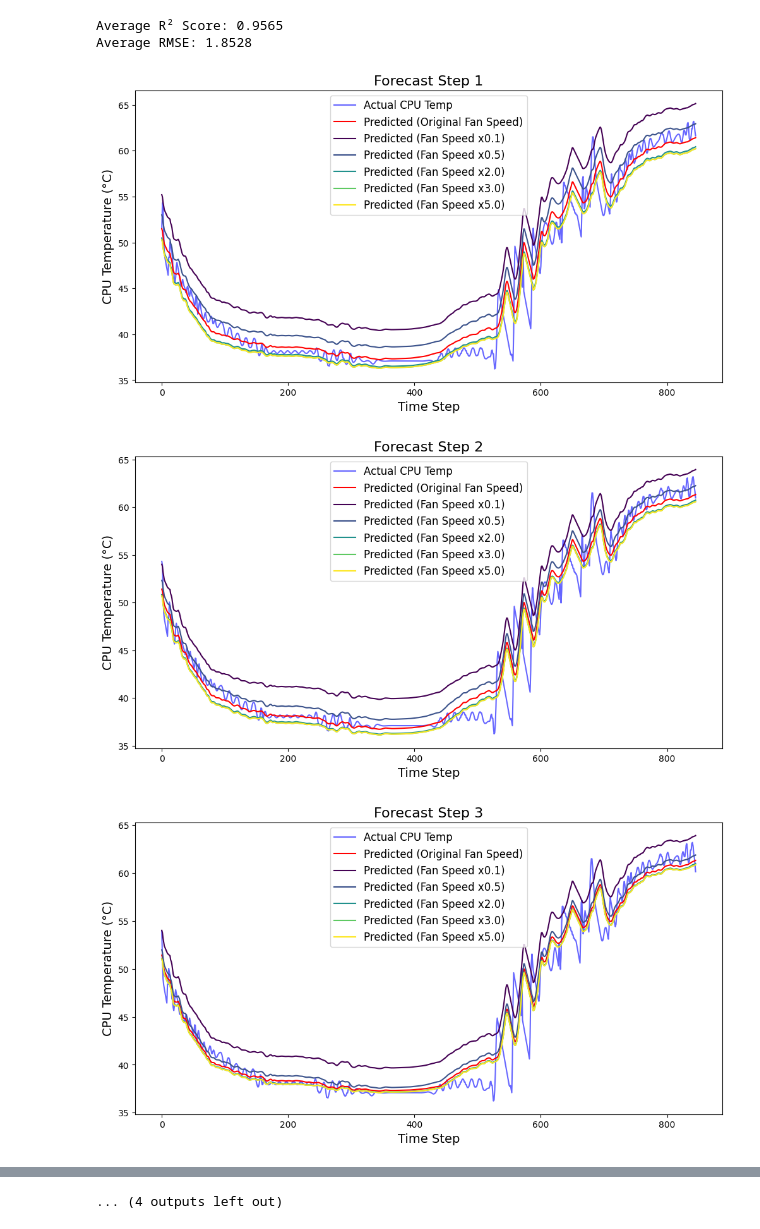
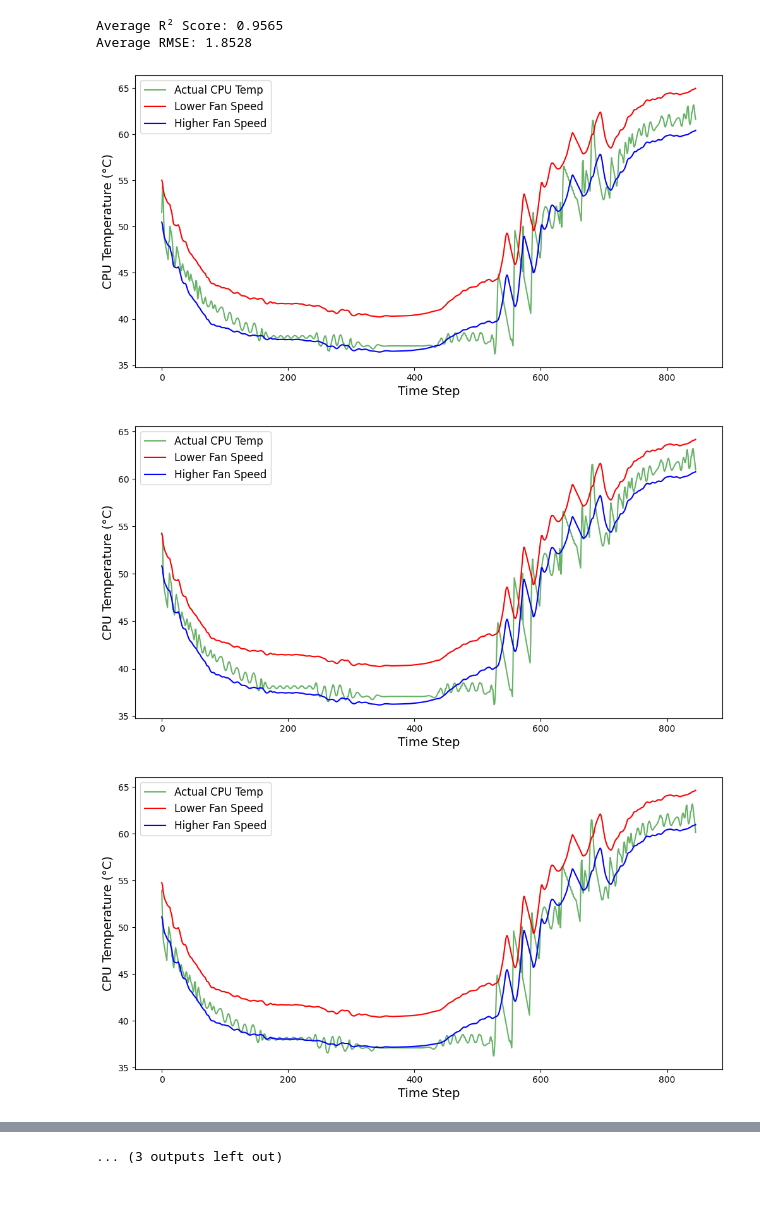
Before and after one commit to Prithiviraj7R/data-center-modeling, a Jupyter notebook: changes_model/demo_day2.ipynb, the cells around one changed output, grey strips where cells are left out. Drawn from its saved outputs; the diff is of its cells as text; code cells hidden in the pictures; blank space fills up the shorter version.

```diff
--- a/changes_model/demo_day2.ipynb
+++ b/changes_model/demo_day2.ipynb
@@ -508,26 +508,30 @@ def demo_modified_fan_loop(model, test_loader, scaler, k_step, modified_fan_spee
 
 def plot_forecasts_loop(actual_predictions, modified_predictions_dict, actuals, k_step, modified_fan_speeds):
     colors = plt.cm.viridis(np.linspace(0, 1, len(modified_fan_speeds)))
+    colors = ["red", "blue"]
+    labels = ["Lower Fan Speed", "Higher Fan Speed"]
 
     for i in range(k_step):
         plt.figure(figsize=(12, 6))
-        plt.plot(actuals[:, i], label=f'Actual CPU Temp', color='blue', alpha=0.6)
-        plt.plot(actual_predictions[:, i], label=f'Predicted (Original Fan Speed)', color='red')
+        plt.plot(actuals[:, i], label=f'Actual CPU Temp', color='green', alpha=0.6)
+        # plt.plot(actual_predictions[:, i], label=f'Predicted (Original Fan Speed)', color='red')
 
+        j = 0
         for scale, color in zip(modified_fan_speeds, colors):
-            plt.plot(modified_predictions_dict[scale][:, i], label=f'Predicted (Fan Speed x{scale})', color=color)
+            plt.plot(modified_predictions_dict[scale][:, i], label=labels[j], color=color)
+            j += 1
 
         plt.xlabel('Time Step', fontsize=14)
         plt.ylabel('CPU Temperature (°C)', fontsize=14)
-        plt.title(f'Forecast Step {i+1}', fontsize=16)
+        # plt.title(f'Forecast Step {i+1}', fontsize=16)
         plt.legend(fontsize=12)
         plt.show()
 # %%
-modified_fan_speeds = [0.1, 0.5, 2.0, 3.0, 5.0]
+modified_fan_speeds = [0.05, 2.0]
 
 actual_preds_dict, modified_preds_dict, actuals = demo_modified_fan_loop(model, test_loader, scalers["cpu_temp"], k_step, modified_fan_speeds)
 plot_forecasts_loop(actual_preds_dict, modified_preds_dict, actuals, k_step, modified_fan_speeds)
 # %% [output]
-[figure, old version]
+[figure, new version]
-[figure, old version]
+[figure, new version]
-[figure, old version]
+[figure, new version]
@@ -543 +547 @@ plot_forecasts_loop(actual_preds_dict, modified_preds_dict, actuals, k_step, mod
-... (4 outputs left out)
+... (3 outputs left out)
```
Also changed, not shown: parts of 1 cell of this notebook, 22 other files.
